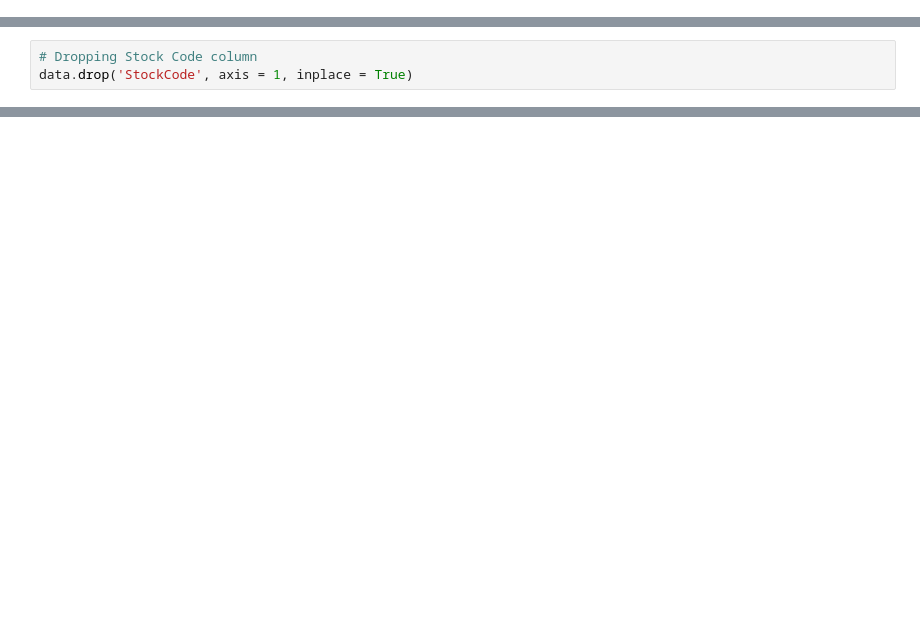
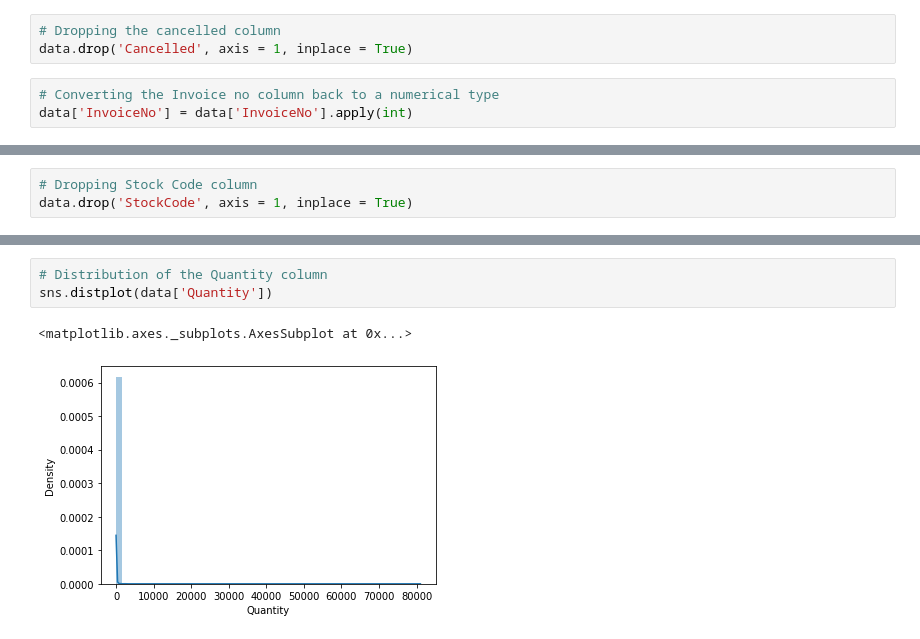
Before and after one commit to amolprabhu/Customer-Segmentation, a Jupyter notebook: Capstone_Project_Customer_Segmentation.ipynb, the cells around one changed output, grey strips where cells are left out. Drawn from its saved outputs; the diff is of its cells as text; blank space fills up the shorter version.

```diff
--- a/Capstone_Project_Customer_Segmentation.ipynb
+++ b/Capstone_Project_Customer_Segmentation.ipynb
@@ -158,4 +163,10 @@ data['Cancelled'] = data['InvoiceNo'].apply(cancelled_order)
 # %%
 # Dropping the cancelled orders
 data.drop(data[data['Cancelled'] == 'YES'].index, inplace=True)
+# %%
+# Dropping the cancelled column
+data.drop('Cancelled', axis = 1, inplace = True)
+# %%
+# Converting the Invoice no column back to a numerical type
+data['InvoiceNo'] = data['InvoiceNo'].apply(int)
 # %% [markdown]
@@ -165,0 +204,6 @@ data.drop('StockCode', axis = 1, inplace = True)
+# %%
+# Distribution of the Quantity column
+sns.distplot(data['Quantity'])
+# %% [output]
+<matplotlib.axes._subplots.AxesSubplot at 0x...>
+[figure, added]
```
Also changed, not shown: parts of 55 cells of this notebook.
